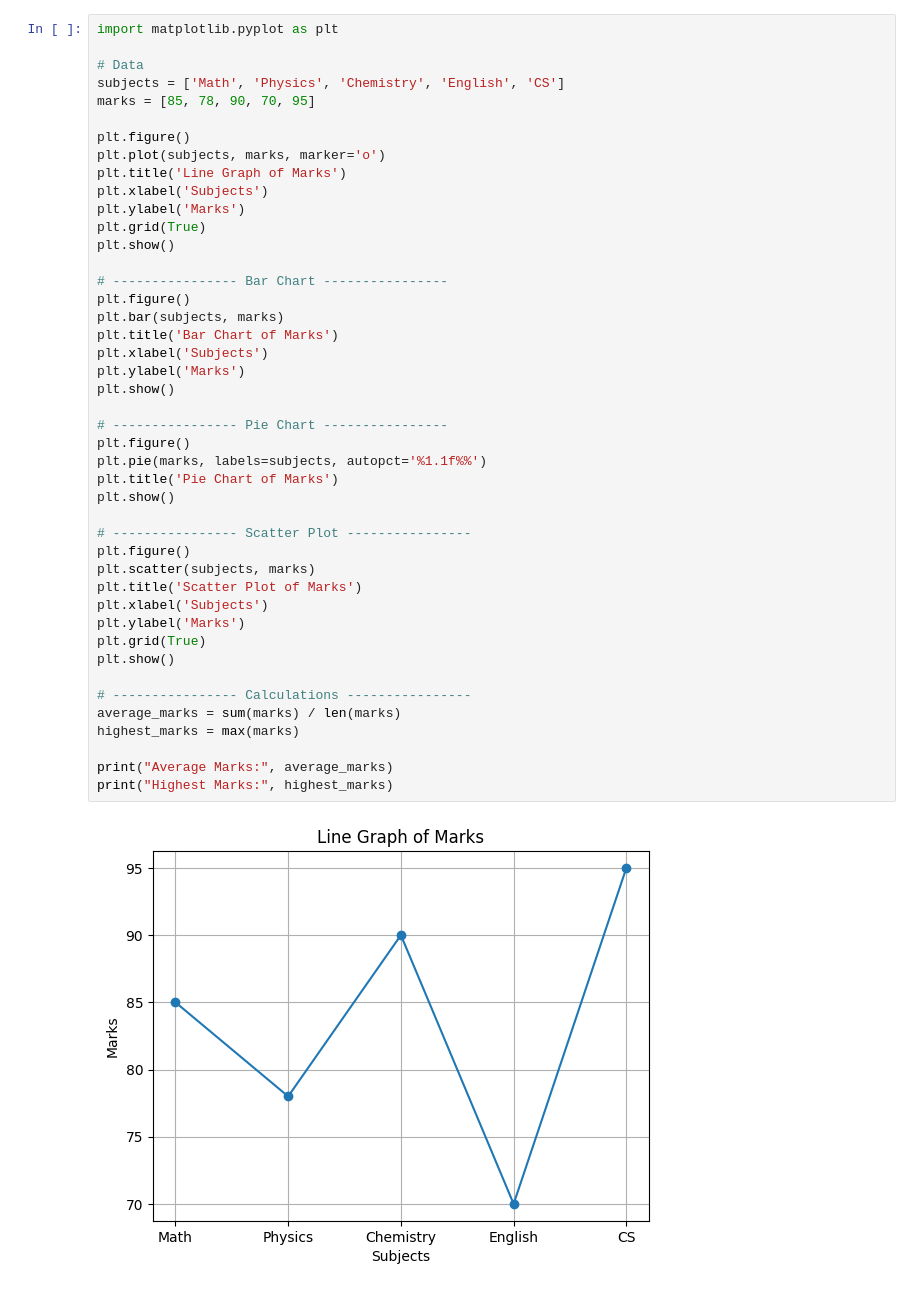
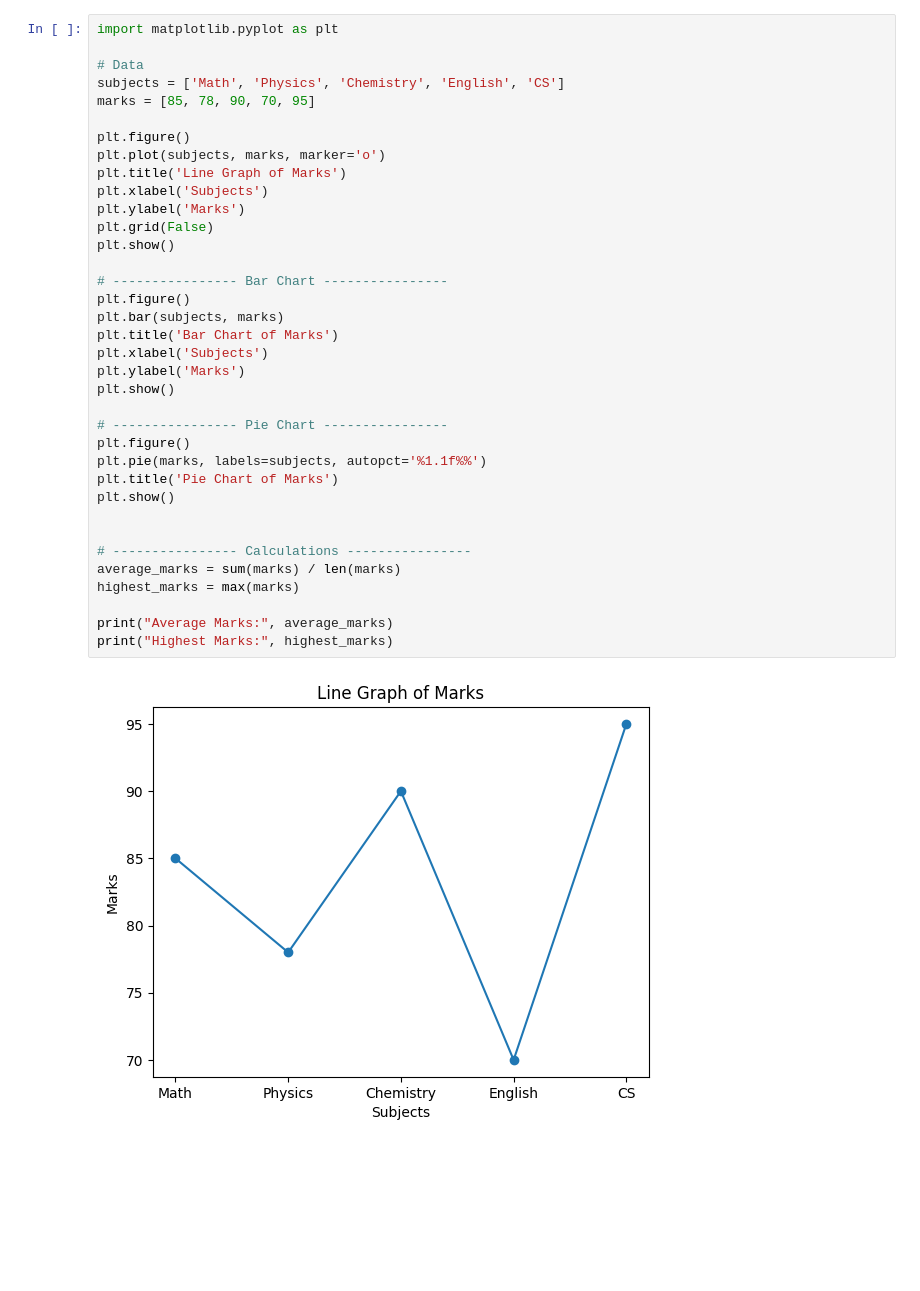
Before and after one commit to omprakash970/PFSD, a Jupyter notebook: matlab.ipynb, the cells around one changed output. Drawn from its saved outputs; the diff is of its cells as text; blank space fills up the shorter version.

```diff
--- a/matlab.ipynb
+++ b/matlab.ipynb
@@ -7,42 +7,34 @@ marks = [85, 78, 90, 70, 95]
 
 plt.figure()
 plt.plot(subjects, marks, marker='o')
 plt.title('Line Graph of Marks')
 plt.xlabel('Subjects')
 plt.ylabel('Marks')
-plt.grid(True)
+plt.grid(False)
 plt.show()
 
 # ---------------- Bar Chart ----------------
 plt.figure()
 plt.bar(subjects, marks)
 plt.title('Bar Chart of Marks')
 plt.xlabel('Subjects')
 plt.ylabel('Marks')
 plt.show()
 
 # ---------------- Pie Chart ----------------
 plt.figure()
 plt.pie(marks, labels=subjects, autopct='%1.1f%%')
 plt.title('Pie Chart of Marks')
 plt.show()
 
-# ---------------- Scatter Plot ----------------
-plt.figure()
-plt.scatter(subjects, marks)
-plt.title('Scatter Plot of Marks')
-plt.xlabel('Subjects')
-plt.ylabel('Marks')
-plt.grid(True)
-plt.show()
 
 # ---------------- Calculations ----------------
 average_marks = sum(marks) / len(marks)
 highest_marks = max(marks)
 
 print("Average Marks:", average_marks)
 print("Highest Marks:", highest_marks)
 # %% [output]
-[figure, old version]
+[figure, new version]
 [figure]
 [figure]
```
Also changed, not shown: parts of 1 cell of this notebook, 3 other files.
